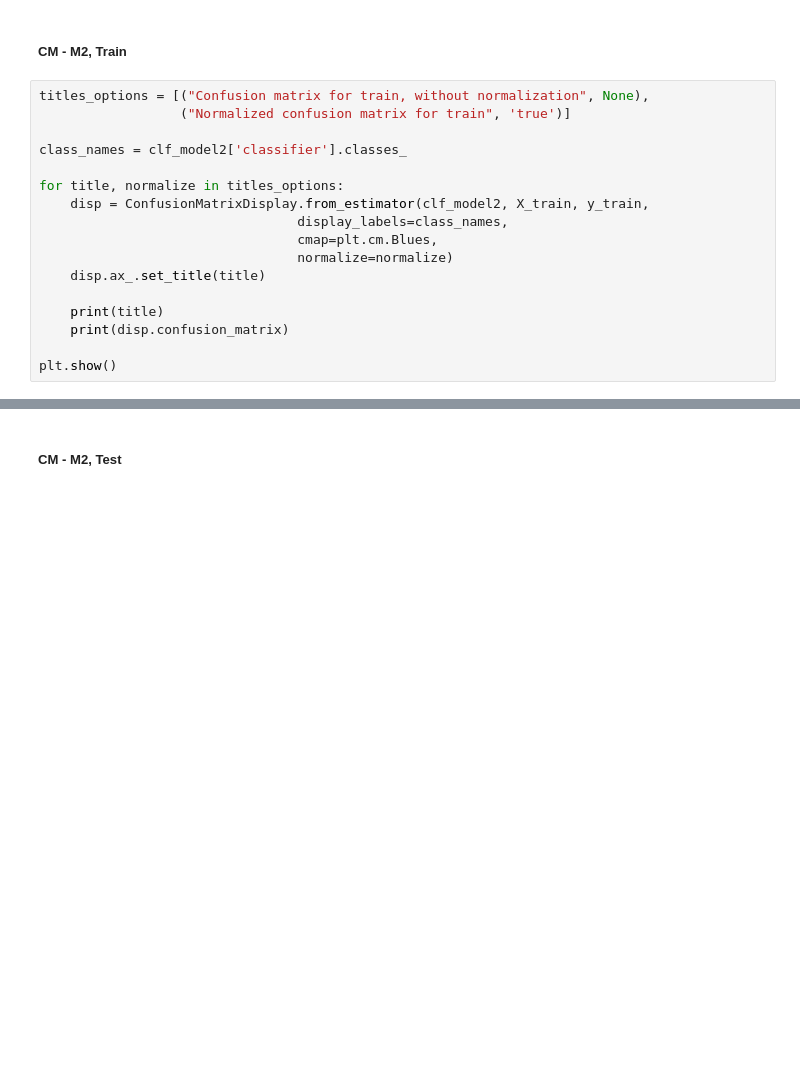
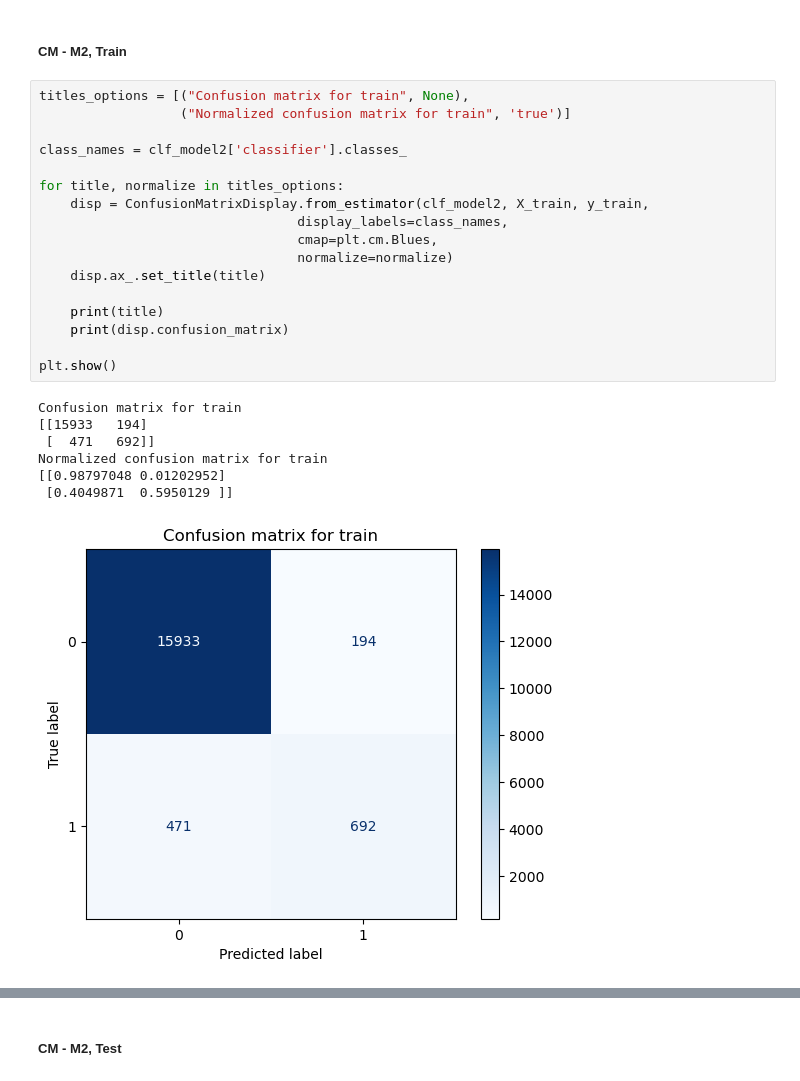
Before and after one commit to nicky-html96/hw1_sklearn, a Jupyter notebook: hw1_submission-aap.ipynb, the cells around one changed output, grey strips where cells are left out. Saved outputs shown, nothing was run; the diff lists cells and outputs as text; blank space fills up the shorter version.

```diff
--- a/hw1_submission-aap.ipynb
+++ b/hw1_submission-aap.ipynb
@@ -214,19 +379,27 @@ print(f"Test score: {clf_model2.score(X_test, y_test):.3f}")
 # %% [markdown]
 ##### CM - M2, Train
 # %%
-titles_options = [("Confusion matrix for train, without normalization", None),
+titles_options = [("Confusion matrix for train", None),
                   ("Normalized confusion matrix for train", 'true')]
 
 class_names = clf_model2['classifier'].classes_
 
 for title, normalize in titles_options:
     disp = ConfusionMatrixDisplay.from_estimator(clf_model2, X_train, y_train,
                                  display_labels=class_names,
                                  cmap=plt.cm.Blues,
                                  normalize=normalize)
     disp.ax_.set_title(title)
 
     print(title)
     print(disp.confusion_matrix)
 
 plt.show()
+# %% [output]
+Confusion matrix for train
+[[15933   194]
+ [  471   692]]
+Normalized confusion matrix for train
+[[0.98797048 0.01202952]
+ [0.4049871  0.5950129 ]]
+[figure, added]
```
Also changed, not shown: parts of 74 cells of this notebook.
